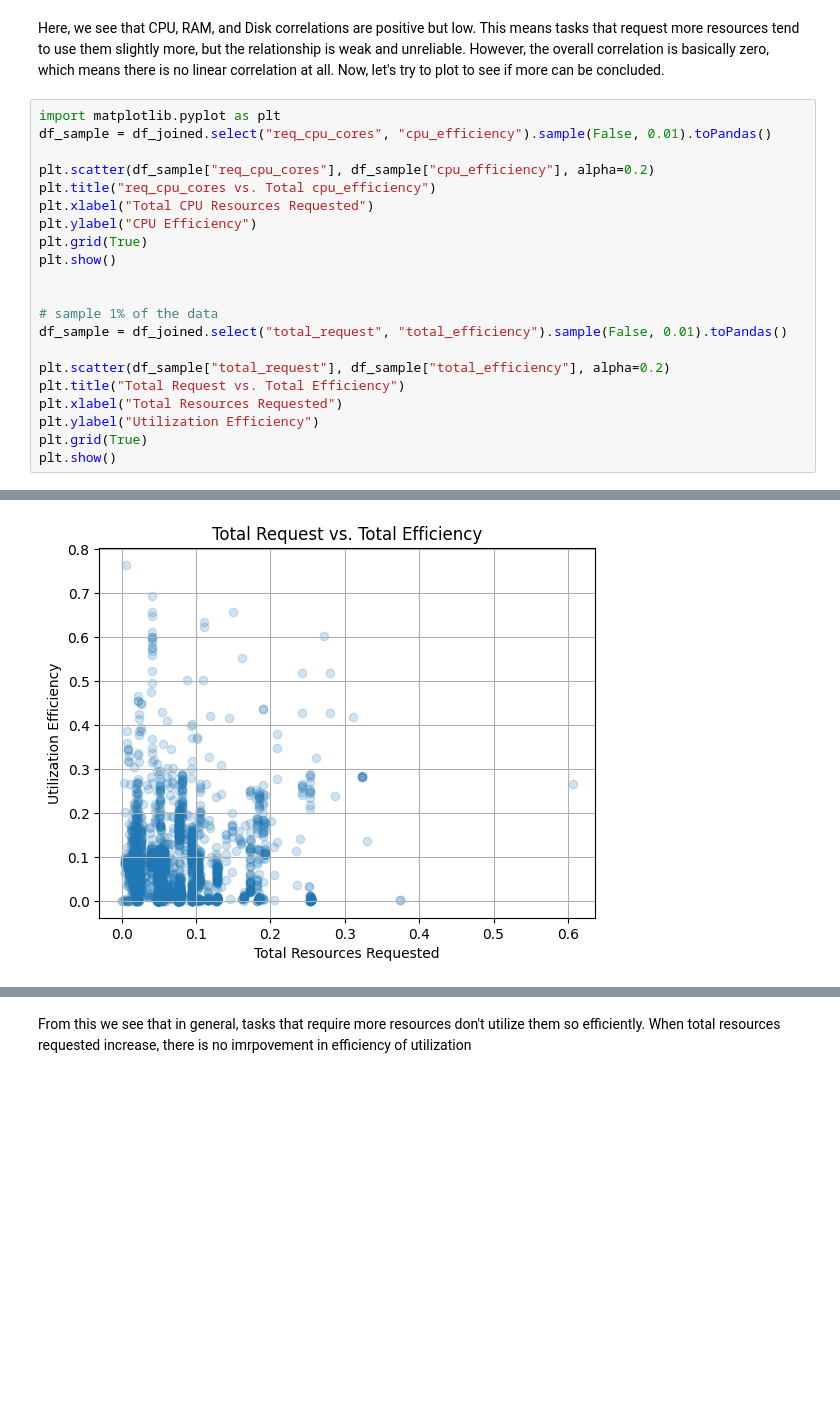
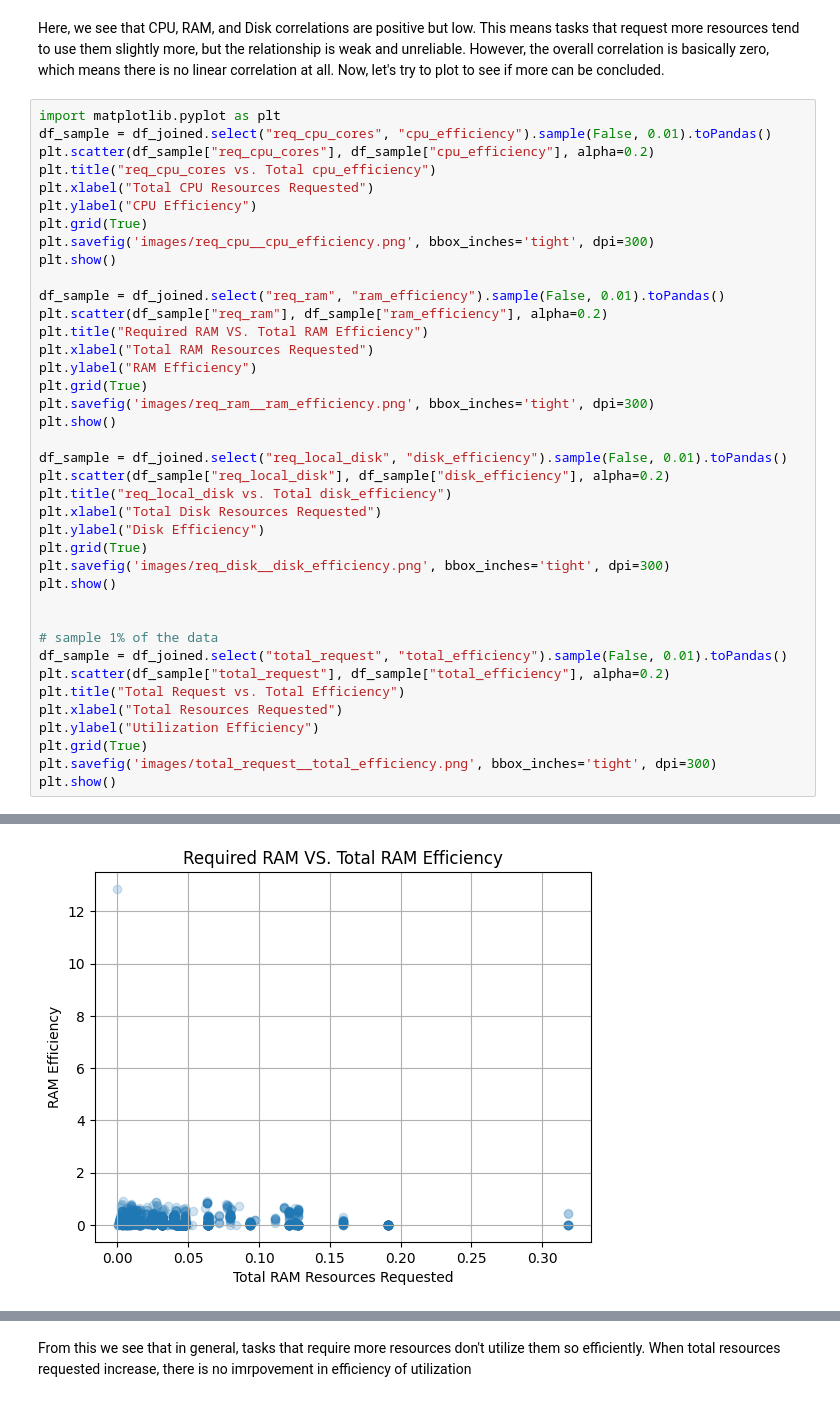
Before and after one commit to len-rtz/LDMS-google-traces-spark, a Jupyter notebook: google_cluster_analysis.ipynb, the cells around one changed output, grey strips where cells are left out. Saved outputs shown, nothing was run; the diff lists cells and outputs as text; blank space fills up the shorter version.

```diff
--- a/google_cluster_analysis.ipynb
+++ b/google_cluster_analysis.ipynb
@@ -840,22 +845,40 @@ Here, we see that CPU, RAM, and Disk correlations are positive but low. This mea
 # %%
 import matplotlib.pyplot as plt
 df_sample = df_joined.select("req_cpu_cores", "cpu_efficiency").sample(False, 0.01).toPandas()
-
 plt.scatter(df_sample["req_cpu_cores"], df_sample["cpu_efficiency"], alpha=0.2)
 plt.title("req_cpu_cores vs. Total cpu_efficiency")
 plt.xlabel("Total CPU Resources Requested")
 plt.ylabel("CPU Efficiency")
 plt.grid(True)
+plt.savefig('images/req_cpu__cpu_efficiency.png', bbox_inches='tight', dpi=300)
+plt.show()
+
+df_sample = df_joined.select("req_ram", "ram_efficiency").sample(False, 0.01).toPandas()
+plt.scatter(df_sample["req_ram"], df_sample["ram_efficiency"], alpha=0.2)
+plt.title("Required RAM VS. Total RAM Efficiency")
+plt.xlabel("Total RAM Resources Requested")
+plt.ylabel("RAM Efficiency")
+plt.grid(True)
+plt.savefig('images/req_ram__ram_efficiency.png', bbox_inches='tight', dpi=300)
+plt.show()
+
+df_sample = df_joined.select("req_local_disk", "disk_efficiency").sample(False, 0.01).toPandas()
+plt.scatter(df_sample["req_local_disk"], df_sample["disk_efficiency"], alpha=0.2)
+plt.title("req_local_disk vs. Total disk_efficiency")
+plt.xlabel("Total Disk Resources Requested")
+plt.ylabel("Disk Efficiency")
+plt.grid(True)
+plt.savefig('images/req_disk__disk_efficiency.png', bbox_inches='tight', dpi=300)
 plt.show()
 
 
 # sample 1% of the data
 df_sample = df_joined.select("total_request", "total_efficiency").sample(False, 0.01).toPandas()
-
 plt.scatter(df_sample["total_request"], df_sample["total_efficiency"], alpha=0.2)
 plt.title("Total Request vs. Total Efficiency")
 plt.xlabel("Total Resources Requested")
 plt.ylabel("Utilization Efficiency")
 plt.grid(True)
+plt.savefig('images/total_request__total_efficiency.png', bbox_inches='tight', dpi=300)
 plt.show()
 # %% [output]
@@ -863 +886 @@ plt.show()
-[figure, old version]
+[figure, new version]
```
Also changed, not shown: parts of 8 cells of this notebook.
